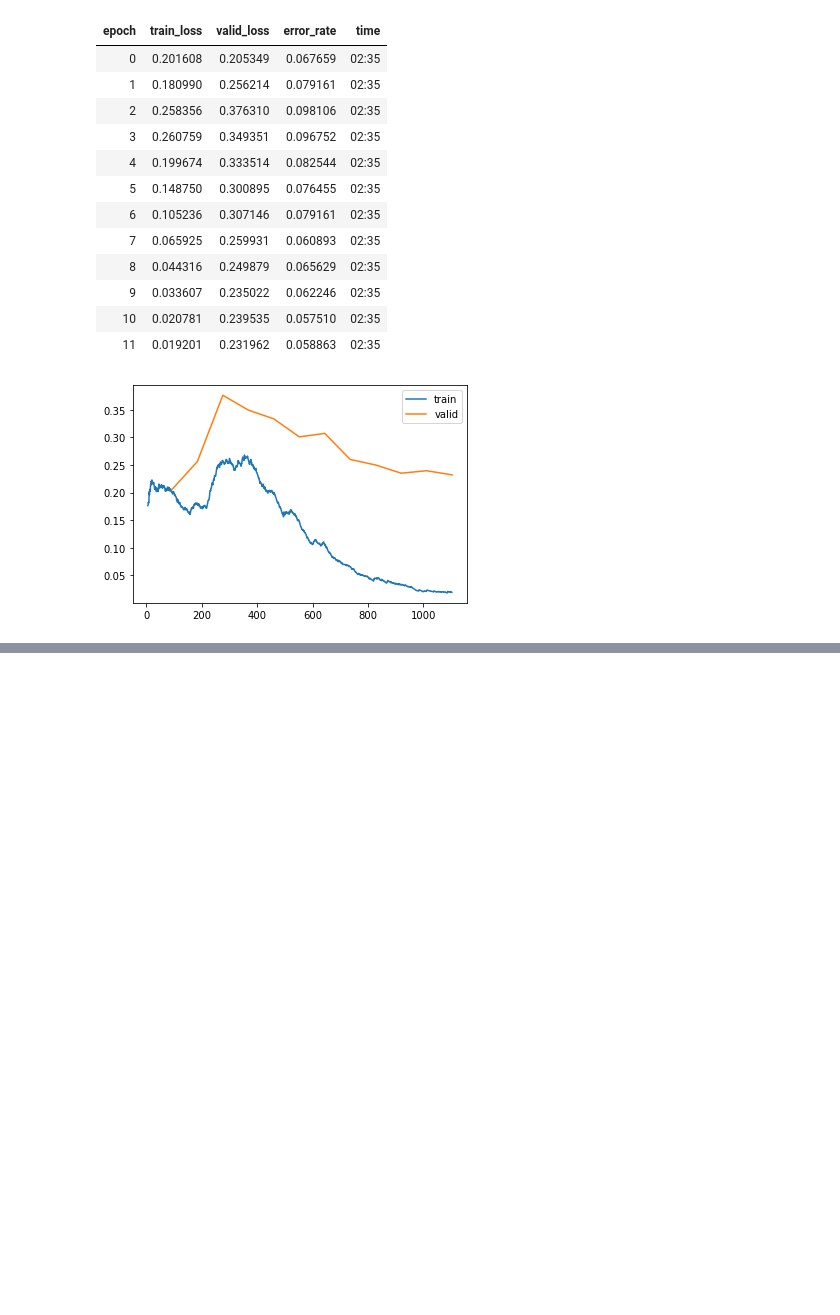
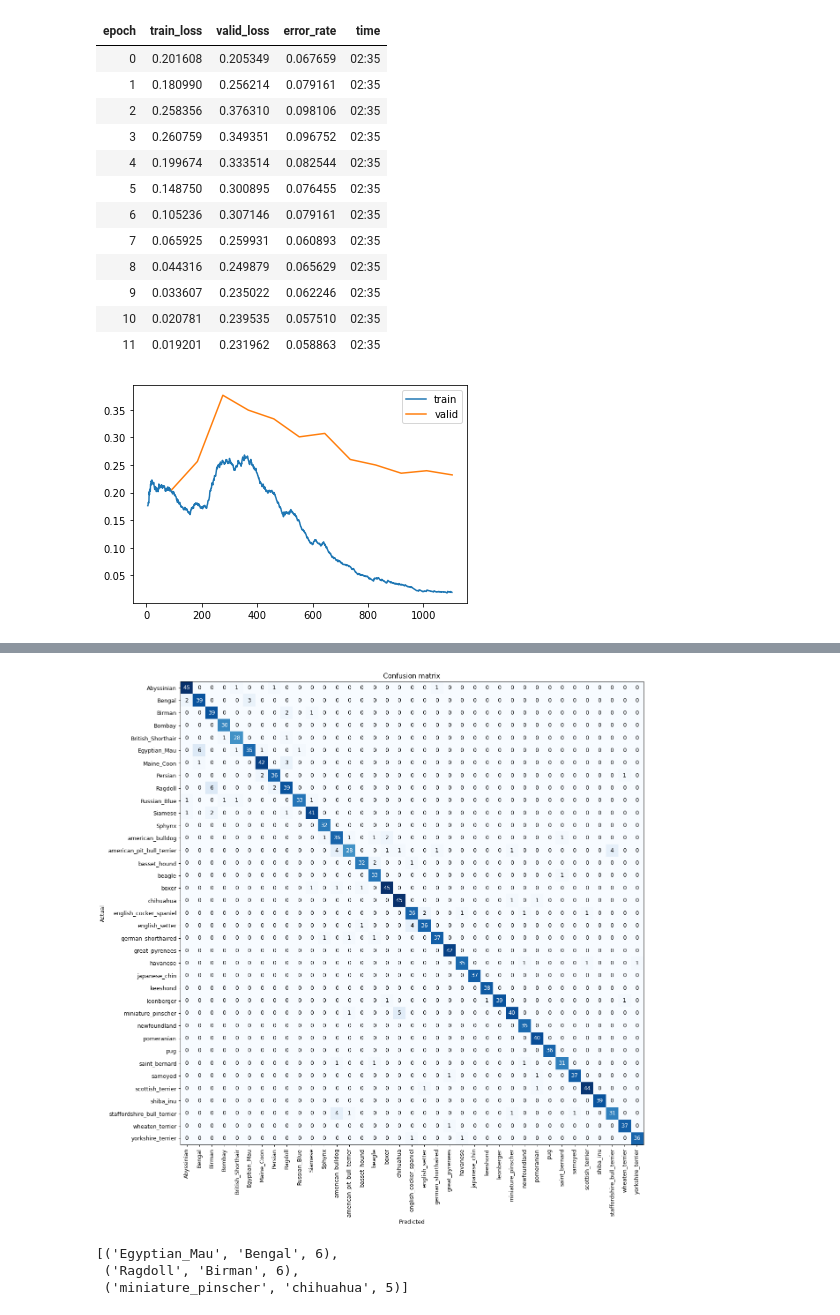
Before and after one commit to atticusmatticus/fastai_files, a Jupyter notebook: 05_questions.ipynb, the cells around one changed output, grey strips where cells are left out. Saved outputs shown, nothing was run; the diff lists cells and outputs as text; code cells hidden in the pictures; blank space fills up the shorter version.

```diff
--- a/05_questions.ipynb
+++ b/05_questions.ipynb
@@ -181,0 +221,4 @@ learn.recorder.plot_loss()
+# %%
+interp = ClassificationInterpretation.from_learner(learn)
+interp.plot_confusion_matrix(figsize=(14,14), dpi=90)
+# %% [output]
@@ -181,0 +226,7 @@ learn.recorder.plot_loss()
+[figure, added]
+# %%
+interp.most_confused(min_val=5)
+# %% [output]
+[('Egyptian_Mau', 'Bengal', 6),
+ ('Ragdoll', 'Birman', 6),
+ ('miniature_pinscher', 'chihuahua', 5)]
```
Also changed, not shown: parts of 5 cells of this notebook.
